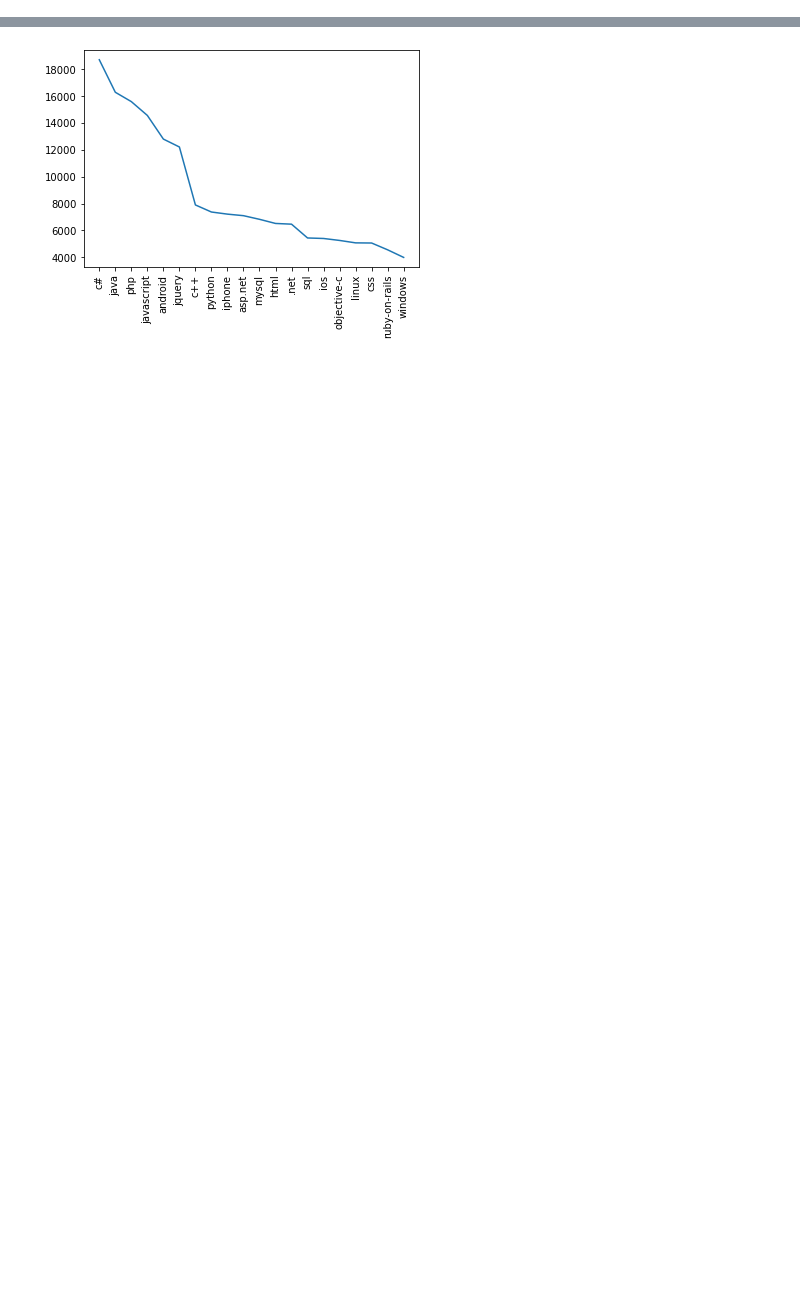
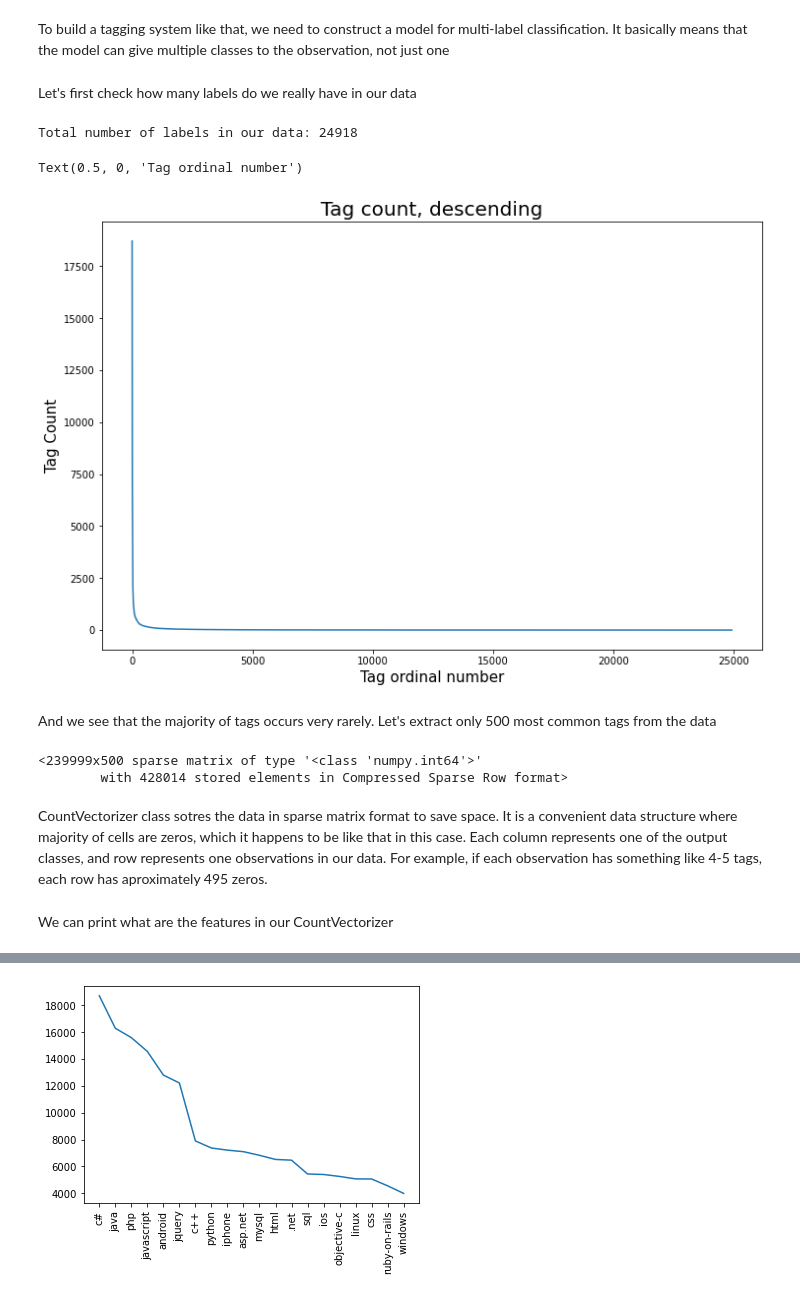
Before and after one commit to wprazuch/stack-overflow-tags, a Jupyter notebook: notebook.ipynb, the cells around one changed output, grey strips where cells are left out. Drawn from its saved outputs; the diff is of its cells as text; code cells hidden in the pictures; blank space fills up the shorter version.

```diff
--- a/notebook.ipynb
+++ b/notebook.ipynb
@@ -91,0 +59,34 @@ count = count.tolist()[0]
+# %% [markdown]
+To build a tagging system like that, we need to construct a model for multi-label classification. It basically means that the model can give multiple classes to the observation, not just one
+# %% [markdown]
+Let's first check how many labels do we really have in our data
+# %%
+all_classes = [item.split(' ') for item in labels.values]
+all_classes = [subitem for sublist in all_classes for subitem in sublist]
+# %%
+c = Counter(all_classes)
+print(f"Total number of labels in our data: {len(c)}")
+# %% [output]
+Total number of labels in our data: 24918
+# %%
+plt.figure(figsize=(12,8))
+plt.plot(sorted(c.values(), reverse=True))
+plt.title("Tag count, descending", fontsize=20)
+plt.ylabel('Tag Count', fontsize=15)
+plt.xlabel('Tag ordinal number', fontsize=15)
+# %% [output]
+Text(0.5, 0, 'Tag ordinal number')
+[figure, added]
+# %% [markdown]
+And we see that the majority of tags occurs very rarely. Let's extract only 500 most common tags from the data
+# %%
+count_vectorizer = CountVectorizer(max_features=500, token_pattern = '[a-zA-Z0-9$&+,:;=?@#|<>.^*()%!-]+')
+labels_transformed = count_vectorizer.fit_transform(labels.values)
+labels_transformed
+# %% [output]
+<239999x500 sparse matrix of type '<class 'numpy.int64'>'
+        with 428014 stored elements in Compressed Sparse Row format>
+# %% [markdown]
+CountVectorizer class sotres the data in sparse matrix format to save space. It is a convenient data structure where majority of cells are zeros, which it happens to be like that in this case. Each column represents one of the output classes, and row represents one observations in our data. For example, if each observation has something like 4-5 tags, each row has aproximately 495 zeros.
+# %% [markdown]
+We can print what are the features in our CountVectorizer
```
Also changed, not shown: parts of 69 cells of this notebook.
